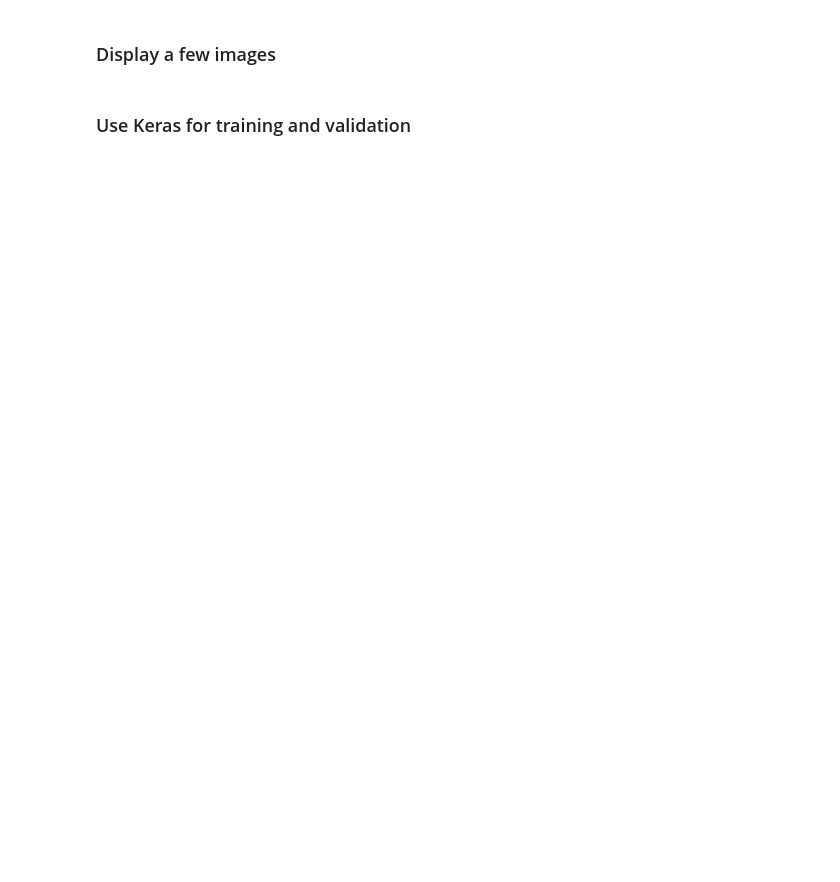
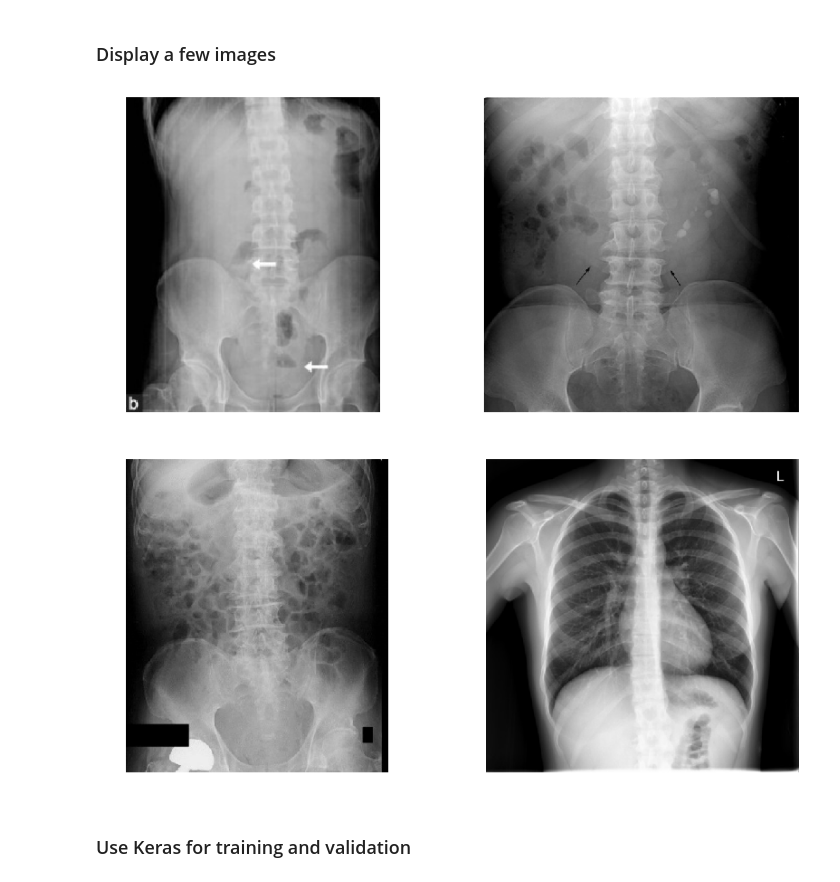
Before and after one commit to mdai/mdai-client-py, a Jupyter notebook: notebooks/hello-world-keras.ipynb, the cells around one changed output. Cells and saved outputs as stored; diff of their text form; code cells hidden in the pictures; blank space fills up the shorter version.

```diff
--- a/notebooks/hello-world-keras.ipynb
+++ b/notebooks/hello-world-keras.ipynb
@@ -63,8 +88,11 @@ val_image_ids = val_dataset.get_image_ids()
 ### Display a few images
 # %%
 # visualize a few train images
-vis.display_images(train_image_ids[:2], cols=2)
-vis.display_images(val_image_ids[:2], cols=2)
+mdai.visualize.display_images(train_image_ids[:2], cols=2)
+mdai.visualize.display_images(val_image_ids[:2], cols=2)
+# %% [output]
+[figure, added]
+[figure, added]
 # %% [markdown]
 ### Use Keras for training and validation
 # %%
```
Also changed, not shown: parts of 17 cells of this notebook, 8 other files.
